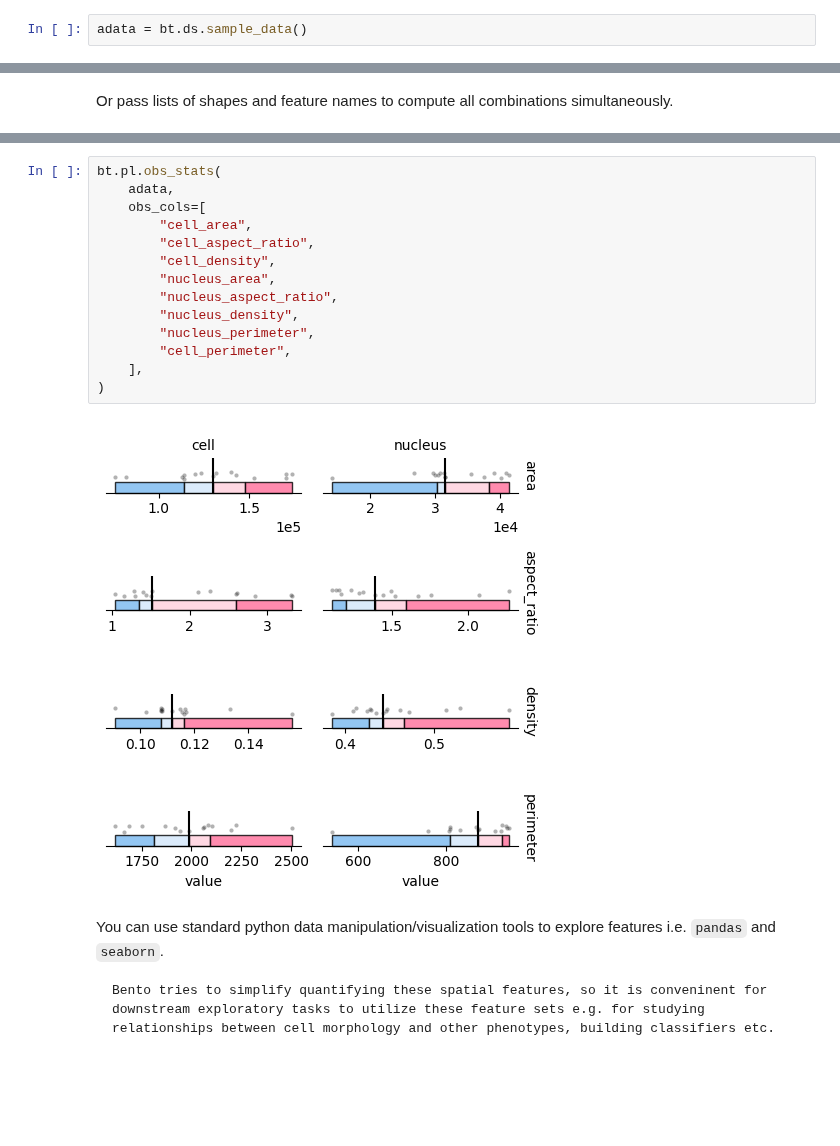
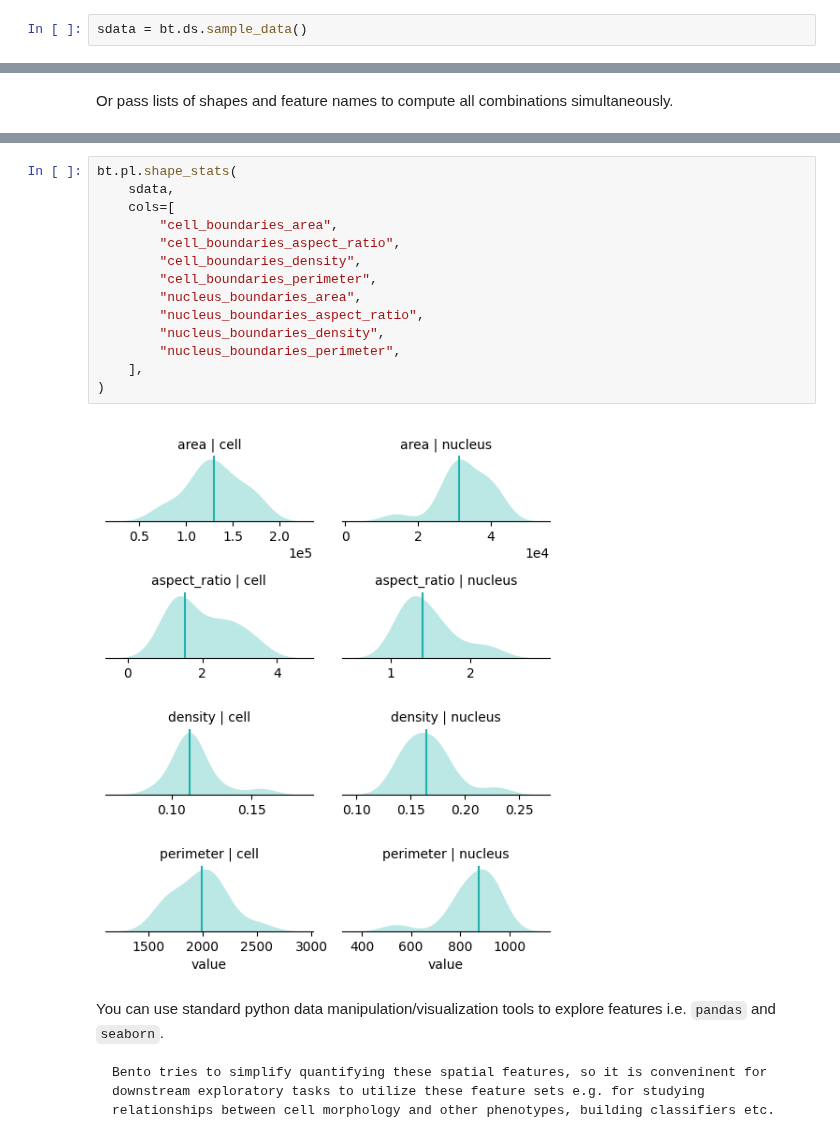
Before and after one commit to ckmah/bento-tools, a Jupyter notebook: docs/source/tutorial_gallery/Spatial_Features.ipynb, the cells around one changed output, grey strips where cells are left out. Cells and saved outputs as stored; diff of their text form; blank space fills up the shorter version.

```diff
--- a/docs/source/tutorial_gallery/Spatial_Features.ipynb
+++ b/docs/source/tutorial_gallery/Spatial_Features.ipynb
@@ -19,4 +13,4 @@ OMP: Info #276: omp_set_nested routine deprecated, please use omp_set_max_active
 # %% [markdown]
 ## Load Data
 # %%
-adata = bt.ds.sample_data()
+sdata = bt.ds.sample_data()
@@ -84,19 +64,19 @@ AnnData object modified:
 # %%
-bt.pl.obs_stats(
-    adata,
-    obs_cols=[
-        "cell_area",
-        "cell_aspect_ratio",
-        "cell_density",
-        "nucleus_area",
-        "nucleus_aspect_ratio",
-        "nucleus_density",
-        "nucleus_perimeter",
-        "cell_perimeter",
+bt.pl.shape_stats(
+    sdata,
+    cols=[
+        "cell_boundaries_area",
+        "cell_boundaries_aspect_ratio",
+        "cell_boundaries_density",
+        "cell_boundaries_perimeter",
+        "nucleus_boundaries_area",
+        "nucleus_boundaries_aspect_ratio",
+        "nucleus_boundaries_density",
+        "nucleus_boundaries_perimeter",
     ],
 )
 # %% [output]
-[figure, old version]
+[figure, new version]
 # %% [markdown]
 You can use standard python data manipulation/visualization tools to explore features i.e. `pandas` and `seaborn`.
 
```
Also changed, not shown: parts of 28 cells of this notebook, 8 other files.
